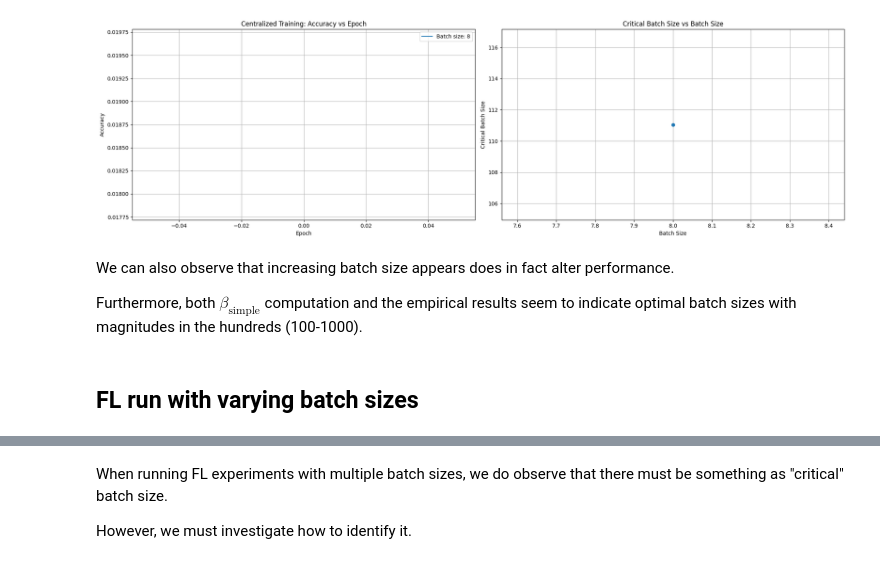
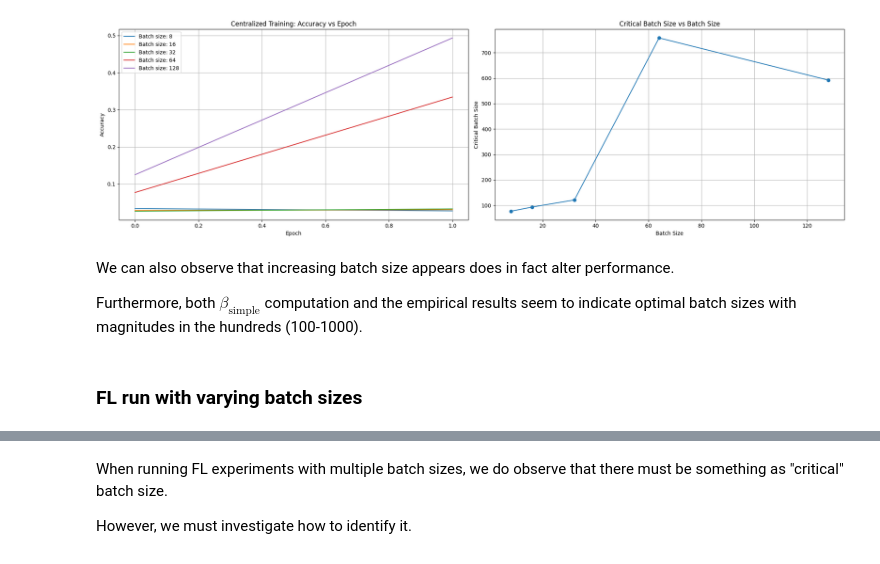
Before and after one commit to Lourencom/L361-FL-project, a Jupyter notebook: main.ipynb, the cells around one changed output, grey strips where cells are left out. Saved outputs shown, nothing was run; the diff lists cells and outputs as text; code cells hidden in the pictures.

```diff
--- a/main.ipynb
+++ b/main.ipynb
@@ -213,30 +168,7 @@ INFO flwr 2025-02-23 23:02:29,370 | 1893203959.py:30 | Loss = 269.04665541648865
-# %%
-# Load the centralized dataset using the same function as in FL.
-# The centralized mapping folder should be the one used in your FL centralized experiment.
-centralized_train_dataset = load_femnist_dataset(data_dir=data_dir,mapping=centralized_mapping, name="train")
-centralized_test_dataset = load_femnist_dataset(data_dir=data_dir, mapping=centralized_mapping, name="test")
-
-# Use the same configuration parameters as in your FL config.
-centralized_train_config: dict[str, Any] = {
-    "epochs": 1, #50, # we have 5 epochs * 10 rounds in FL
-    "batch_size": 32,
-    "client_learning_rate": 0.01,
-    "weight_decay": 0.001,
-    "num_workers": 0,
-    "max_batches": 100,
-}
-
-centralized_test_config: dict[str, Any] = {
-    "batch_size": 32,
-    "num_workers": 0,
-    "max_batches": 100,
-}
 # %%
-no_fl_batch_sizes = [8]#, 16, 32, 64, 128]
+centralized_experiment_results = []
 
-total_baseline_results = []
-
-for batch_size in no_fl_batch_sizes:
+for batch_size in centralized_experiment_batch_sizes:
 
     train_cfg = centralized_train_config.copy()
     train_cfg["batch_size"] = batch_size
@@ -261,7 +193,6 @@ for batch_size in no_fl_batch_sizes:
         drop_last=False,
     )
 
-    no_fl_results = centralized_experiment(centralized_train_config, centralized_test_config, centralized_train_loader, centralized_test_loader, get_device(), network_generator())
-
-    total_baseline_results.append((batch_size, no_fl_results))
+    centralized_results = centralized_experiment(centralized_train_config, centralized_test_config, centralized_train_loader, centralized_test_loader, get_device(), NETWORK_GENERATOR())
+    centralized_experiment_results.append((batch_size, centralized_results))
 # %% [output]
@@ -269,14 +200,12 @@ INFO flwr 2025-02-23 23:02:35,518 | experiments_simulation.py:77 | Epoch 1/1, Lo
 # %%
-critical_batches_no_fl = []
-
-# Create side-by-side subplots
+centralized_total_batch_results = []
 fig, axes = plt.subplots(1, 2, figsize=(20, 6))
 
 # Left subplot: Accuracy vs Epoch for each batch size configuration
-for batch_size, results in total_baseline_results:
+for batch_size, results in centralized_experiment_results:
     axes[0].plot(results["accuracies"], label=f"Batch size: {batch_size}")
     bcrit = compute_critical_batch(results["noise_scales"], constant=0.01)
-    critical_batches_no_fl.append((batch_size, bcrit))
+    centralized_total_batch_results.append((batch_size, bcrit))
     # Logging information (optional)
     log(INFO, f"Batch size: {batch_size}")
     log(INFO, f"Accuracies: {results['accuracies']}")
@@ -291,8 +220,8 @@ axes[0].legend()
 axes[0].grid(True)
 
 # Right subplot: Critical Batch Size vs Batch Size
-batch_sizes = [bs for bs, _ in critical_batches_no_fl]
-bcrit_values = [bcrit for _, bcrit in critical_batches_no_fl]
+batch_sizes = [bs for bs, _ in centralized_total_batch_results]
+bcrit_values = [bcrit for _, bcrit in centralized_total_batch_results]
 
 axes[1].plot(batch_sizes, bcrit_values, marker='o')
 axes[1].set_xlabel("Batch Size")
@@ -311,7 +252,7 @@ INFO flwr 2025-02-23 23:02:35,576 | 3596621717.py:16 | Critical batch size: 111.
-[figure, old version]
+[figure, new version]
 # %% [markdown]
 We can also observe that increasing batch size appears does in fact alter performance.
 
 Furthermore, both $\beta_{\text{simple}}$ computation and the empirical results seem to indicate optimal batch sizes with magnitudes in the hundreds (100-1000).
 # %% [markdown]
-## **FL run with varying batch sizes**
+### **FL run with varying batch sizes**
```
Also changed, not shown: parts of 25 cells of this notebook, 2 other files.
